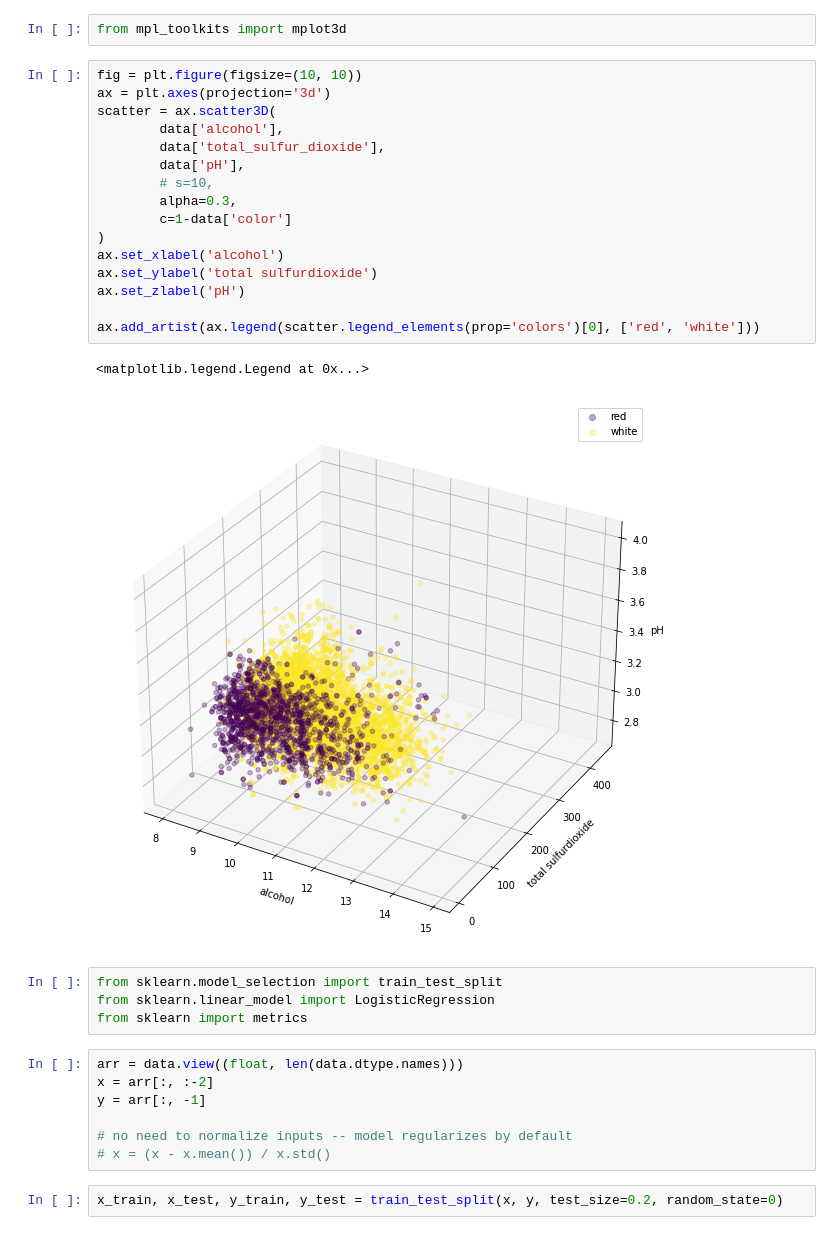
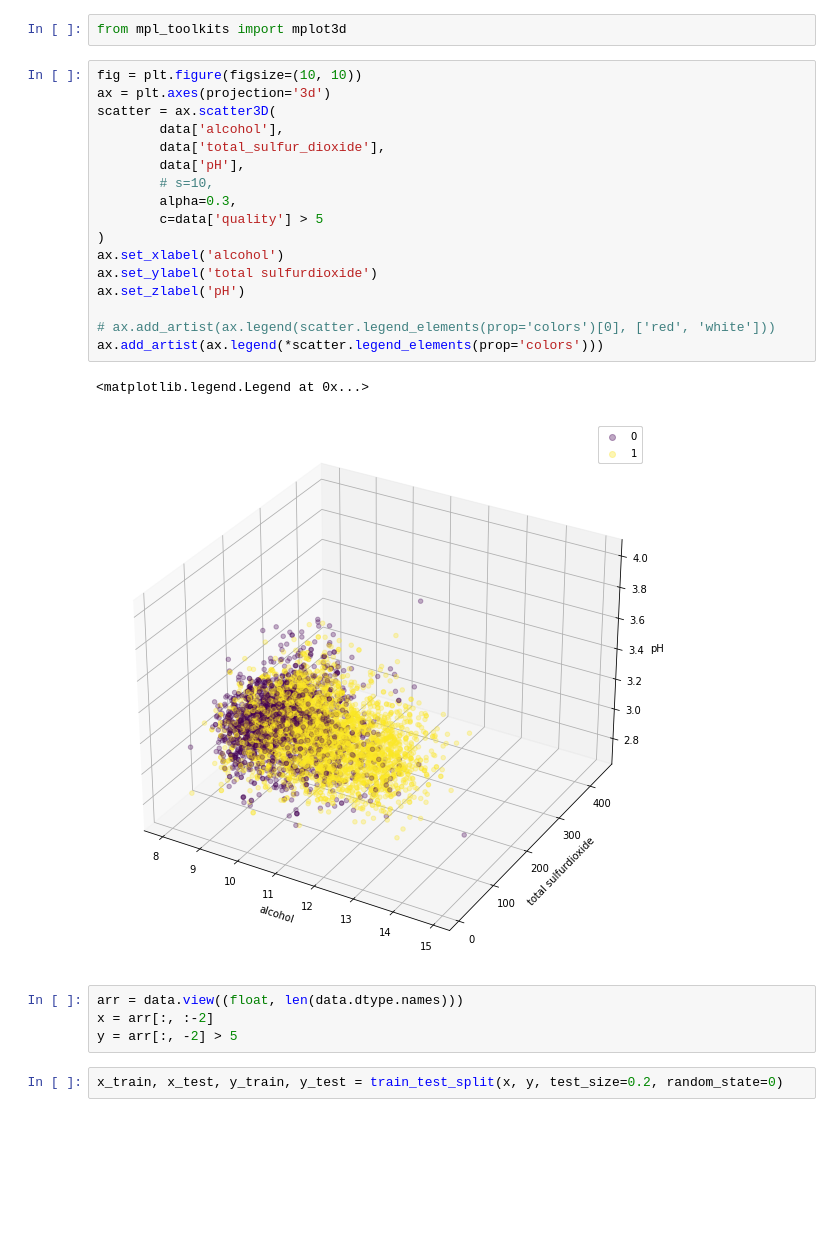
Before and after one commit to seanrasku/wineProject, a Jupyter notebook: cs438Project/plots.ipynb, the cells around one changed output. Cells and saved outputs as stored; diff of their text form; blank space fills up the shorter version.

```diff
--- a/cs438Project/plots.ipynb
+++ b/cs438Project/plots.ipynb
@@ -49,33 +50,27 @@ from mpl_toolkits import mplot3d
 # %%
 fig = plt.figure(figsize=(10, 10))
 ax = plt.axes(projection='3d')
 scatter = ax.scatter3D(
         data['alcohol'],
         data['total_sulfur_dioxide'],
         data['pH'],
         # s=10,
         alpha=0.3,
-        c=1-data['color']
+        c=data['quality'] > 5
 )
 ax.set_xlabel('alcohol')
 ax.set_ylabel('total sulfurdioxide')
 ax.set_zlabel('pH')
 
-ax.add_artist(ax.legend(scatter.legend_elements(prop='colors')[0], ['red', 'white']))
+# ax.add_artist(ax.legend(scatter.legend_elements(prop='colors')[0], ['red', 'white']))
+ax.add_artist(ax.legend(*scatter.legend_elements(prop='colors')))
 # %% [output]
 <matplotlib.legend.Legend at 0x...>
-[figure, old version]
+[figure, new version]
-# %%
-from sklearn.model_selection import train_test_split
-from sklearn.linear_model import LogisticRegression
-from sklearn import metrics
 # %%
 arr = data.view((float, len(data.dtype.names)))
 x = arr[:, :-2]
-y = arr[:, -1]
-
-# no need to normalize inputs -- model regularizes by default
-# x = (x - x.mean()) / x.std()
+y = arr[:, -2] > 5
 # %%
 x_train, x_test, y_train, y_test = train_test_split(x, y, test_size=0.2, random_state=0)
 # %%
```
Also changed, not shown: parts of 18 cells of this notebook, 9 other files.
